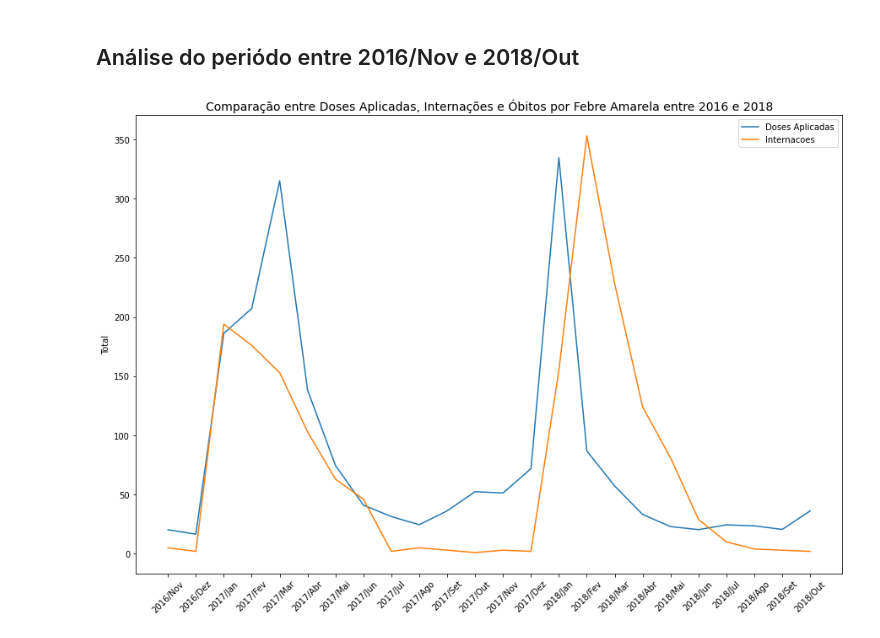
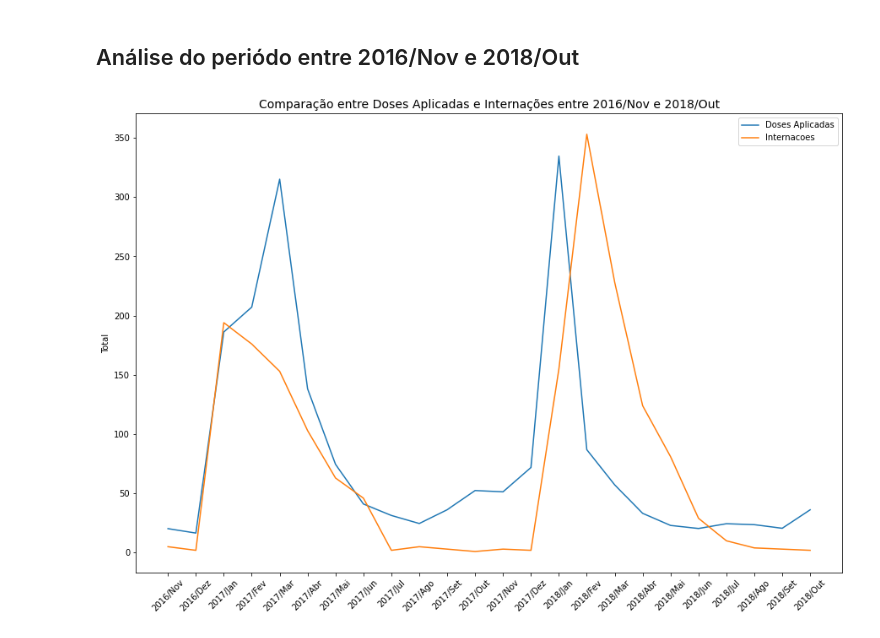
Before and after one commit to cmattosr/bootcampDS_Projeto02, a Jupyter notebook: ProjetoModulo02.ipynb, the cells around one changed output. Cells and saved outputs as stored; diff of their text form; code cells hidden in the pictures.

```diff
--- a/ProjetoModulo02.ipynb
+++ b/ProjetoModulo02.ipynb
@@ -466,12 +466,12 @@ plt.show()
 # %%
 # Vamos plotar os gráficos de doses_aplicadas e internacoes para comparação
 # Vamos dividir o número de doses por 20.000 porque estamos interessados na curva, e não nos valores absolutos
 plt.figure(figsize=(15,10))
-plt.title("Comparação entre Doses Aplicadas, Internações e Óbitos por Febre Amarela entre 2016 e 2018", size=14)
+plt.title("Comparação entre Doses Aplicadas e Internações entre 2016/Nov e 2018/Out", size=14)
 sns.lineplot(data=doses_aplicadas.loc["Total","2016/Nov": "2018/Out"]/20000)
 sns.lineplot(data=internacoes.loc["Total","2016/Nov": "2018/Out"])
 plt.legend(labels=["Doses Aplicadas", "Internacoes"])
 plt.xticks(rotation=45)
 plt.show()
 # %% [output]
-[figure, old version]
+[figure, new version]
```
Also changed, not shown: parts of 10 cells of this notebook.
